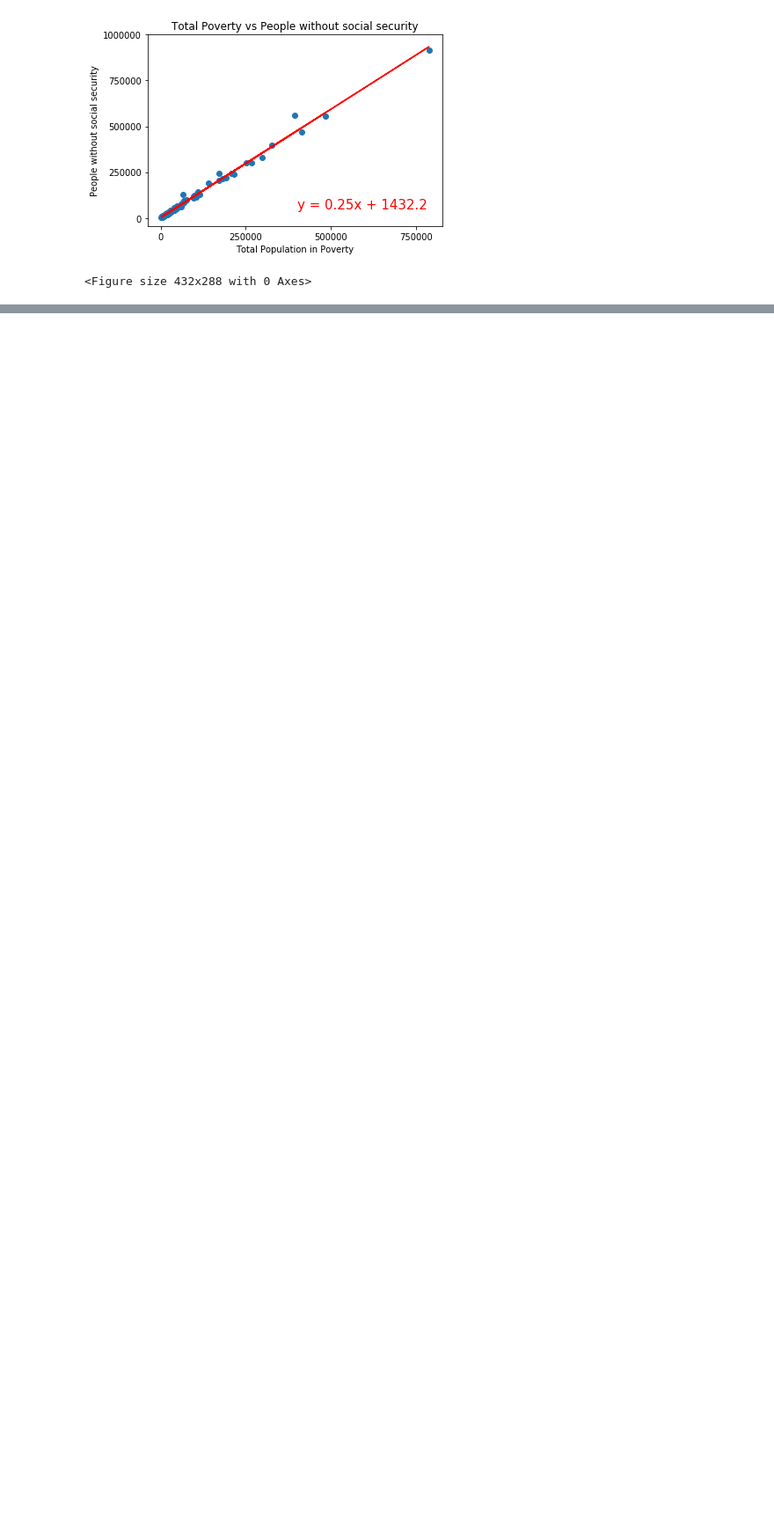
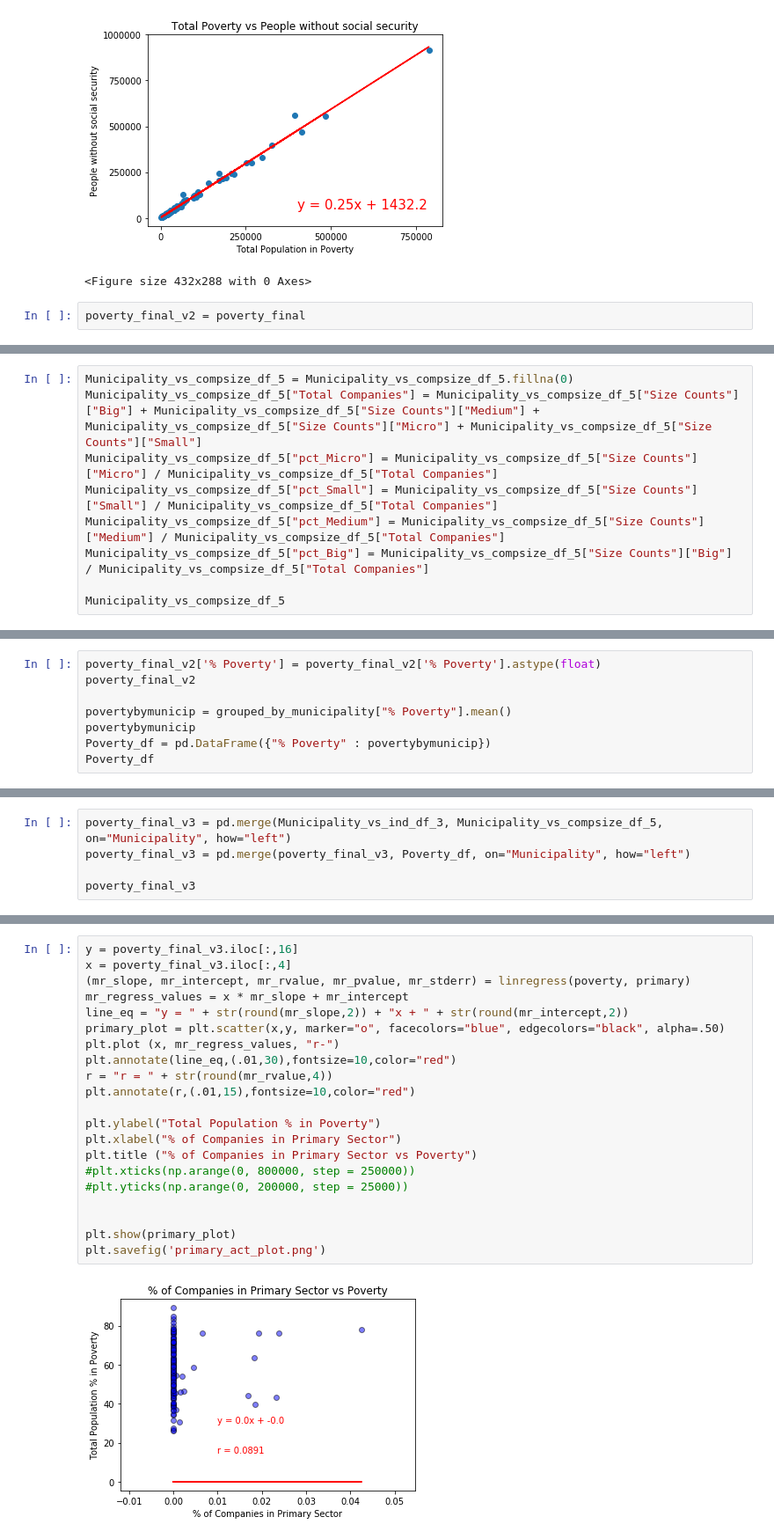
Before and after one commit to JCastilloD/Project-1-Bootcamp, a Jupyter notebook: Data_Retrieval/Municipio Data Extraction.ipynb, the cells around one changed output, grey strips where cells are left out. Shown at 88% size. Saved outputs shown, nothing was run; the diff lists cells and outputs as text; blank space fills up the shorter version.

Commit message:
Steps 1 - 4 from Slack agreement

```diff
--- a/Data_Retrieval/Municipio Data Extraction.ipynb
+++ b/Data_Retrieval/Municipio Data Extraction.ipynb
@@ -277,3 +278,5 @@ plt.savefig('socialsecurity_plot.png')
 # %% [output]
 [figure]
 <Figure size 432x288 with 0 Axes>
+# %%
+poverty_final_v2 = poverty_final
@@ -279,0 +431,9 @@ plt.savefig('socialsecurity_plot.png')
+# %%
+Municipality_vs_compsize_df_5 = Municipality_vs_compsize_df_5.fillna(0)
+Municipality_vs_compsize_df_5["Total Companies"] = Municipality_vs_compsize_df_5["Size Counts"]["Big"] + Municipality_vs_compsize_df_5["Size Counts"]["Medium"] + Municipality_vs_compsize_df_5["Size Counts"]["Micro"] + Municipality_vs_compsize_df_5["Size Counts"]["Small"]
+Municipality_vs_compsize_df_5["pct_Micro"] = Municipality_vs_compsize_df_5["Size Counts"]["Micro"] / Municipality_vs_compsize_df_5["Total Companies"]
+Municipality_vs_compsize_df_5["pct_Small"] = Municipality_vs_compsize_df_5["Size Counts"]["Small"] / Municipality_vs_compsize_df_5["Total Companies"]
+Municipality_vs_compsize_df_5["pct_Medium"] = Municipality_vs_compsize_df_5["Size Counts"]["Medium"] / Municipality_vs_compsize_df_5["Total Companies"]
+Municipality_vs_compsize_df_5["pct_Big"] = Municipality_vs_compsize_df_5["Size Counts"]["Big"] / Municipality_vs_compsize_df_5["Total Companies"]
+
+Municipality_vs_compsize_df_5
@@ -279,0 +456,8 @@ plt.savefig('socialsecurity_plot.png')
+# %%
+poverty_final_v2['% Poverty'] = poverty_final_v2['% Poverty'].astype(float)
+poverty_final_v2
+
+povertybymunicip = grouped_by_municipality["% Poverty"].mean()
+povertybymunicip
+Poverty_df = pd.DataFrame({"% Poverty" : povertybymunicip})
+Poverty_df
@@ -279,0 +479,5 @@ plt.savefig('socialsecurity_plot.png')
+# %%
+poverty_final_v3 = pd.merge(Municipality_vs_ind_df_3, Municipality_vs_compsize_df_5, on="Municipality", how="left")
+poverty_final_v3 = pd.merge(poverty_final_v3, Poverty_df, on="Municipality", how="left")
+
+poverty_final_v3
@@ -279,0 +499,23 @@ plt.savefig('socialsecurity_plot.png')
+# %%
+y = poverty_final_v3.iloc[:,16]
+x = poverty_final_v3.iloc[:,4]
+(mr_slope, mr_intercept, mr_rvalue, mr_pvalue, mr_stderr) = linregress(poverty, primary)
+mr_regress_values = x * mr_slope + mr_intercept
+line_eq = "y = " + str(round(mr_slope,2)) + "x + " + str(round(mr_intercept,2))
+primary_plot = plt.scatter(x,y, marker="o", facecolors="blue", edgecolors="black", alpha=.50)
+plt.plot (x, mr_regress_values, "r-")
+plt.annotate(line_eq,(.01,30),fontsize=10,color="red")
+r = "r = " + str(round(mr_rvalue,4))
+plt.annotate(r,(.01,15),fontsize=10,color="red")
+
+plt.ylabel("Total Population % in Poverty")
+plt.xlabel("% of Companies in Primary Sector")
+plt.title ("% of Companies in Primary Sector vs Poverty")
+#plt.xticks(np.arange(0, 800000, step = 250000))
+#plt.yticks(np.arange(0, 200000, step = 25000))
+
+
+plt.show(primary_plot)
+plt.savefig('primary_act_plot.png')
+# %% [output]
+[figure, added]
```
Also changed, not shown: parts of 24 cells of this notebook, 9 other files.
